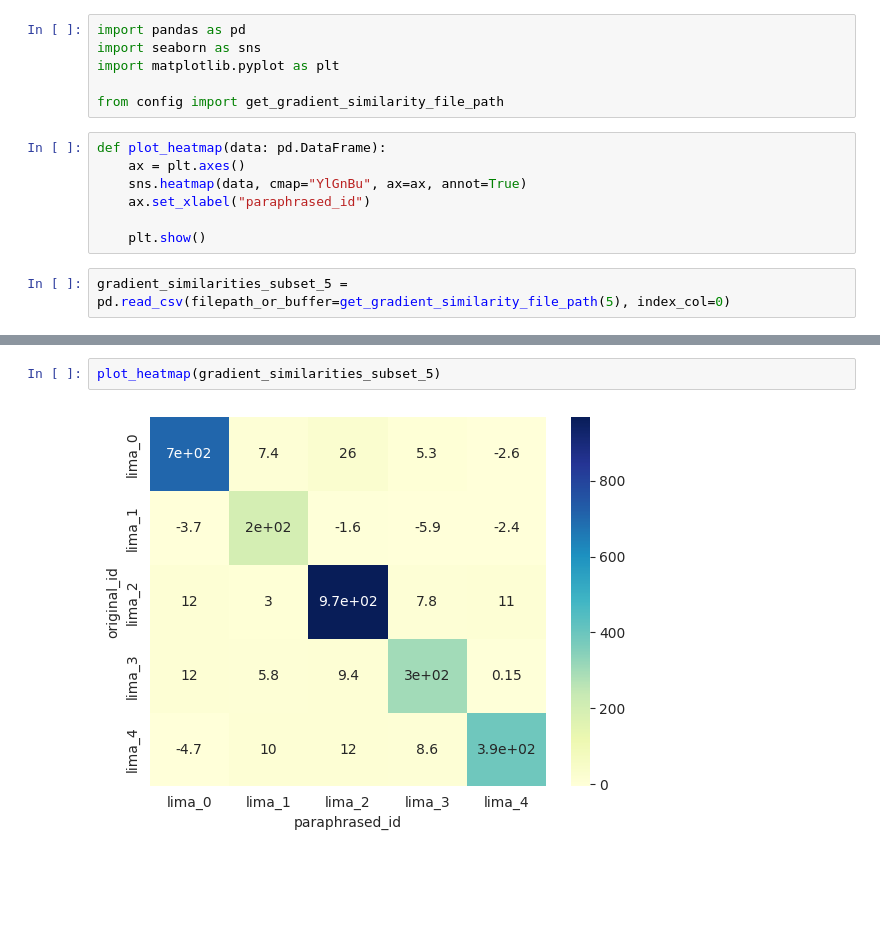
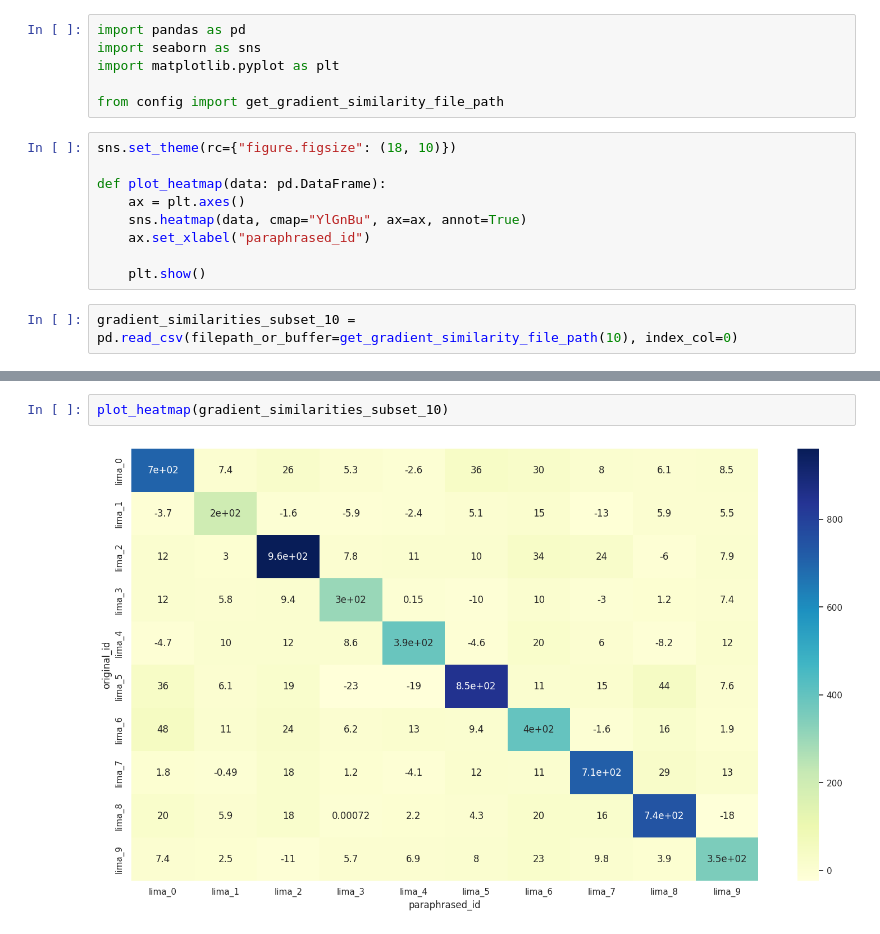
Before and after one commit to lukas-hinterleitner/master-thesis, a Jupyter notebook: code/similarity_analysis.ipynb, the cells around one changed output, grey strips where cells are left out. Cells and saved outputs as stored; diff of their text form; blank space fills up the shorter version.

```diff
--- a/code/similarity_analysis.ipynb
+++ b/code/similarity_analysis.ipynb
@@ -5,6 +5,8 @@ import matplotlib.pyplot as plt
 
 from config import get_gradient_similarity_file_path
 # %%
+sns.set_theme(rc={"figure.figsize": (18, 10)})
+
 def plot_heatmap(data: pd.DataFrame):
     ax = plt.axes()
     sns.heatmap(data, cmap="YlGnBu", ax=ax, annot=True)
@@ -12,5 +14,5 @@ def plot_heatmap(data: pd.DataFrame):
 
     plt.show()
 # %%
-gradient_similarities_subset_5 = pd.read_csv(filepath_or_buffer=get_gradient_similarity_file_path(5), index_col=0)
+gradient_similarities_subset_10 = pd.read_csv(filepath_or_buffer=get_gradient_similarity_file_path(10), index_col=0)
 # %%
@@ -26,4 +33,4 @@ gradient_similarities_subset_5
 # %%
-plot_heatmap(gradient_similarities_subset_5)
+plot_heatmap(gradient_similarities_subset_10)
 # %% [output]
-[figure, old version]
+[figure, new version]
```
Also changed, not shown: parts of 1 cell of this notebook, 2 other files.
